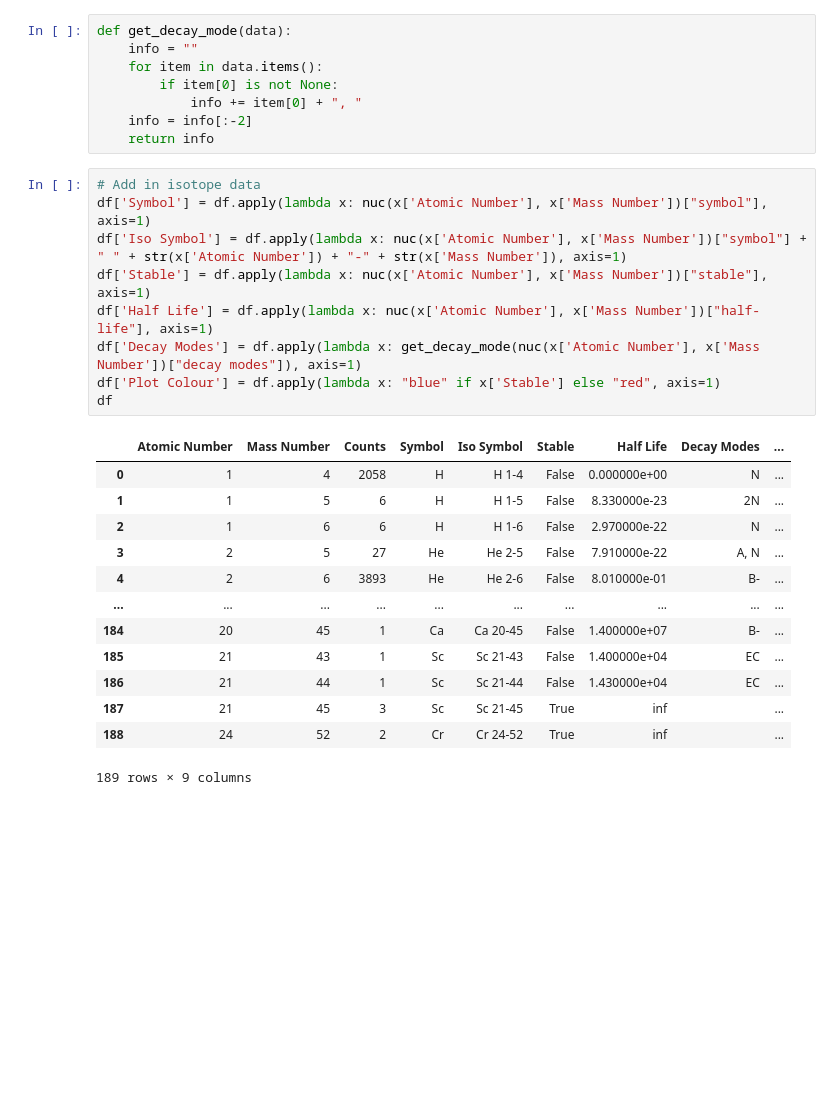
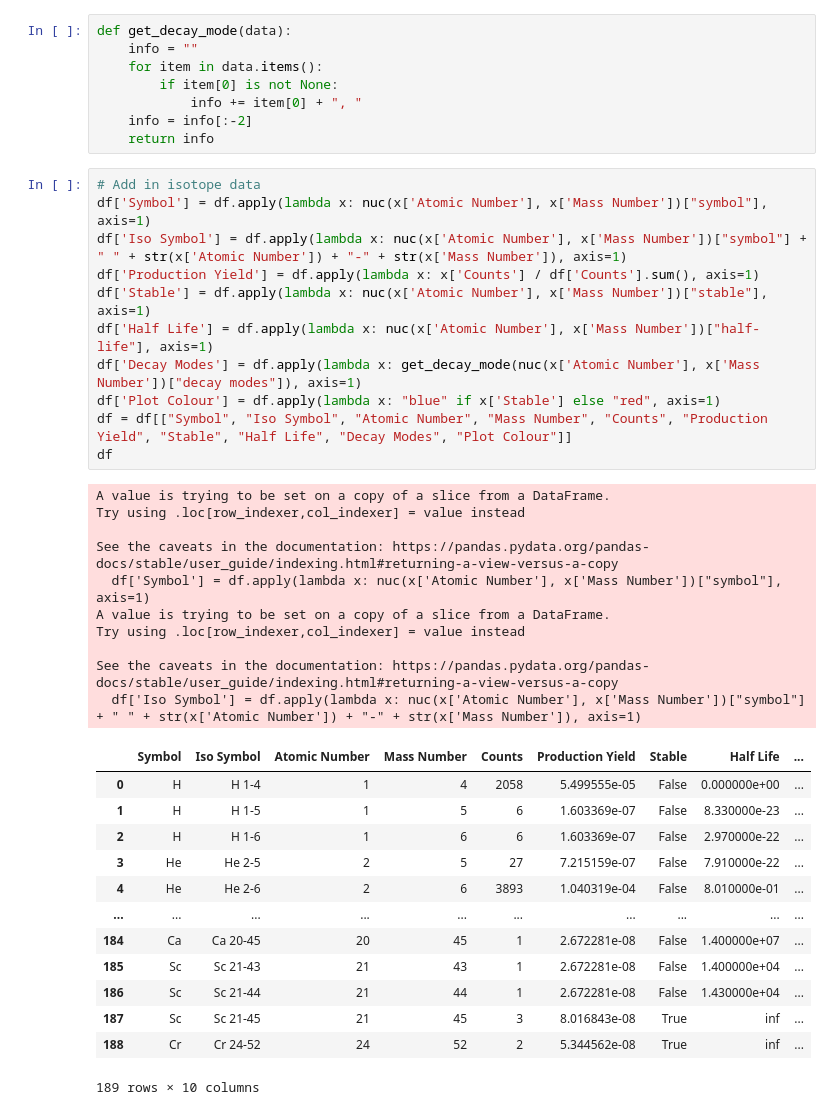
Before and after one commit to TomSB1423/nucleide_data, a Jupyter notebook: notepad.ipynb, the cells around one changed output. Drawn from its saved outputs; the diff is of its cells as text; blank space fills up the shorter version.

```diff
--- a/notepad.ipynb
+++ b/notepad.ipynb
@@ -54,26 +68,38 @@ def get_decay_mode(data):
 # %%
 # Add in isotope data
 df['Symbol'] = df.apply(lambda x: nuc(x['Atomic Number'], x['Mass Number'])["symbol"], axis=1)
 df['Iso Symbol'] = df.apply(lambda x: nuc(x['Atomic Number'], x['Mass Number'])["symbol"] + " " + str(x['Atomic Number']) + "-" + str(x['Mass Number']), axis=1)
+df['Production Yield'] = df.apply(lambda x: x['Counts'] / df['Counts'].sum(), axis=1)
 df['Stable'] = df.apply(lambda x: nuc(x['Atomic Number'], x['Mass Number'])["stable"], axis=1)
 df['Half Life'] = df.apply(lambda x: nuc(x['Atomic Number'], x['Mass Number'])["half-life"], axis=1)
 df['Decay Modes'] = df.apply(lambda x: get_decay_mode(nuc(x['Atomic Number'], x['Mass Number'])["decay modes"]), axis=1)
 df['Plot Colour'] = df.apply(lambda x: "blue" if x['Stable'] else "red", axis=1)
+df = df[["Symbol", "Iso Symbol", "Atomic Number", "Mass Number", "Counts", "Production Yield", "Stable", "Half Life", "Decay Modes", "Plot Colour"]]
 df
 # %% [output]
+A value is trying to be set on a copy of a slice from a DataFrame.
+Try using .loc[row_indexer,col_indexer] = value instead
+
+See the caveats in the documentation: https://pandas.pydata.org/pandas-docs/stable/user_guide/indexing.html#returning-a-view-versus-a-copy
+  df['Symbol'] = df.apply(lambda x: nuc(x['Atomic Number'], x['Mass Number'])["symbol"], axis=1)
+A value is trying to be set on a copy of a slice from a DataFrame.
+Try using .loc[row_indexer,col_indexer] = value instead
+
+See the caveats in the documentation: https://pandas.pydata.org/pandas-docs/stable/user_guide/indexing.html#returning-a-view-versus-a-copy
+  df['Iso Symbol'] = df.apply(lambda x: nuc(x['Atomic Number'], x['Mass Number'])["symbol"] + " " + str(x['Atomic Number']) + "-" + str(x['Mass Number']), axis=1)
-|  | Atomic Number | Mass Number | Counts | Symbol | Iso Symbol | Stable | Half Life | Decay Modes | ... |
-| 0 | 1 | 4 | 2058 | H | H 1-4 | False | 0.000000e+00 | N | ... |
-| 1 | 1 | 5 | 6 | H | H 1-5 | False | 8.330000e-23 | 2N | ... |
-| 2 | 1 | 6 | 6 | H | H 1-6 | False | 2.970000e-22 | N | ... |
-| 3 | 2 | 5 | 27 | He | He 2-5 | False | 7.910000e-22 | A, N | ... |
-| 4 | 2 | 6 | 3893 | He | He 2-6 | False | 8.010000e-01 | B- | ... |
+|  | Symbol | Iso Symbol | Atomic Number | Mass Number | Counts | Production Yield | Stable | Half Life | ... |
+| 0 | H | H 1-4 | 1 | 4 | 2058 | 5.499555e-05 | False | 0.000000e+00 | ... |
+| 1 | H | H 1-5 | 1 | 5 | 6 | 1.603369e-07 | False | 8.330000e-23 | ... |
+| 2 | H | H 1-6 | 1 | 6 | 6 | 1.603369e-07 | False | 2.970000e-22 | ... |
+| 3 | He | He 2-5 | 2 | 5 | 27 | 7.215159e-07 | False | 7.910000e-22 | ... |
+| 4 | He | He 2-6 | 2 | 6 | 3893 | 1.040319e-04 | False | 8.010000e-01 | ... |
 | ... | ... | ... | ... | ... | ... | ... | ... | ... | ... |
-| 184 | 20 | 45 | 1 | Ca | Ca 20-45 | False | 1.400000e+07 | B- | ... |
-| 185 | 21 | 43 | 1 | Sc | Sc 21-43 | False | 1.400000e+04 | EC | ... |
-| 186 | 21 | 44 | 1 | Sc | Sc 21-44 | False | 1.430000e+04 | EC | ... |
-| 187 | 21 | 45 | 3 | Sc | Sc 21-45 | True | inf |  | ... |
-| 188 | 24 | 52 | 2 | Cr | Cr 24-52 | True | inf |  | ... |
+| 184 | Ca | Ca 20-45 | 20 | 45 | 1 | 2.672281e-08 | False | 1.400000e+07 | ... |
+| 185 | Sc | Sc 21-43 | 21 | 43 | 1 | 2.672281e-08 | False | 1.400000e+04 | ... |
+| 186 | Sc | Sc 21-44 | 21 | 44 | 1 | 2.672281e-08 | False | 1.430000e+04 | ... |
+| 187 | Sc | Sc 21-45 | 21 | 45 | 3 | 8.016843e-08 | True | inf | ... |
+| 188 | Cr | Cr 24-52 | 24 | 52 | 2 | 5.344562e-08 | True | inf | ... |
-189 rows × 9 columns
+189 rows × 10 columns
 # %%
 # Plot histogram
 figsize=(20,40)
```
Also changed, not shown: parts of 6 cells of this notebook.
